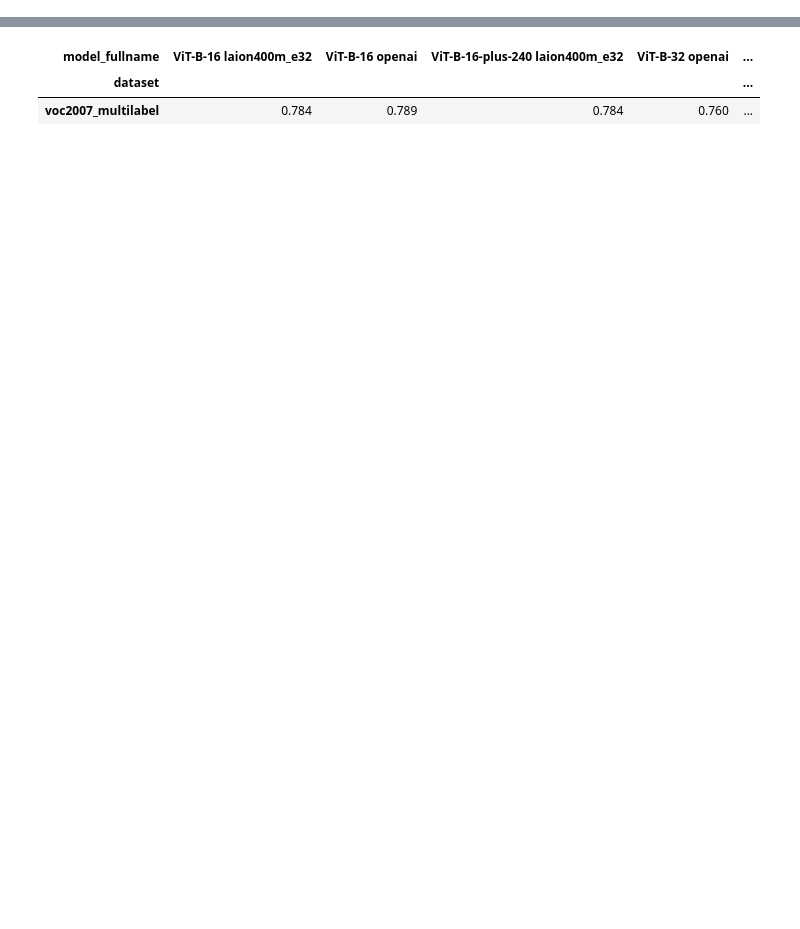
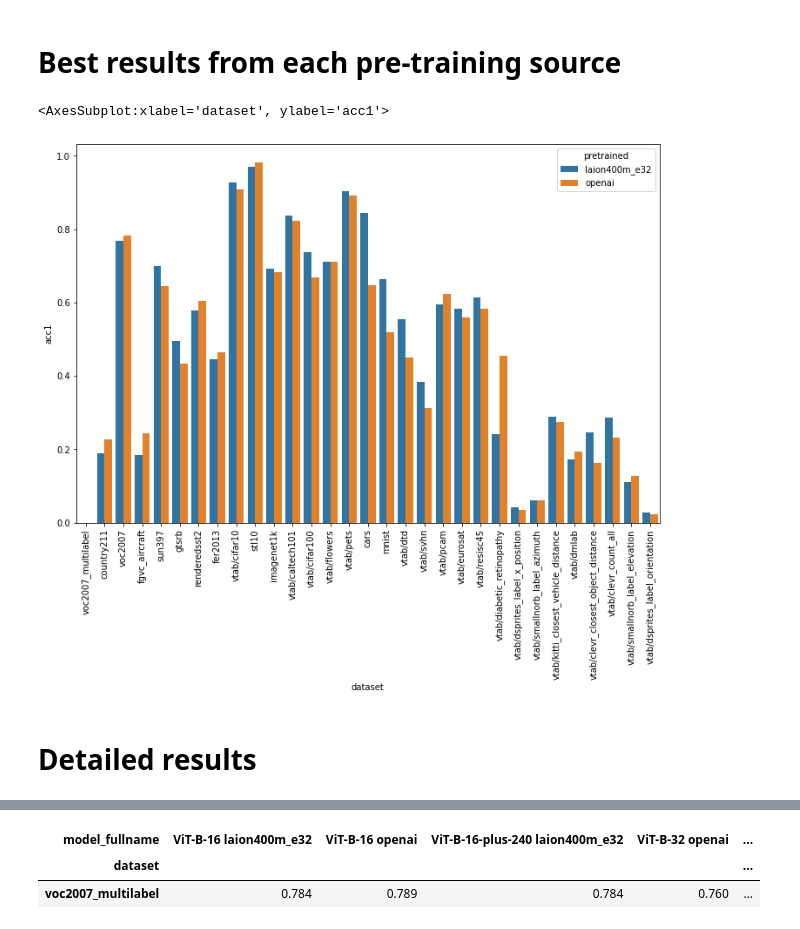
Before and after one commit to LAION-AI/CLIP_benchmark, a Jupyter notebook: benchmark/results.ipynb, the cells around one changed output, grey strips where cells are left out. Drawn from its saved outputs; the diff is of its cells as text; code cells hidden in the pictures; blank space fills up the shorter version.

Commit message:
basic analysis of the results in the benchmark notebook

```diff
--- a/benchmark/results.ipynb
+++ b/benchmark/results.ipynb
@@ -4,2 +42,4 @@ pd.options.display.float_format = '{:.3f}'.format
 # %%
 df = pd.read_csv("benchmark.csv")
+df.loc[:, "dataset_type"] = df.dataset.apply(lambda d:dataset_type[d])
+df.loc[:, "model_arch"] = df.model.apply(extract_arch)
@@ -6,2 +128,23 @@ df = pd.read_csv("benchmark.csv")
+# %% [markdown]
+# Best results from each pre-training source
+# %%
+fig = plt.figure(figsize=(12,8))
+order = df.sort_values(by="dataset_type").dataset.unique()
+d = df.copy()
+ax = sns.barplot(
+    x="dataset", y="acc1",
+    data=d,
+    order=order,
+    hue="pretrained",
+    estimator=np.max,
+    ci=None
+)
+ax.set_xticklabels(ax.get_xticklabels(),rotation = 90)
+ax
+# %% [output]
+<AxesSubplot:xlabel='dataset', ylabel='acc1'>
+[figure, added]
+# %% [markdown]
+# Detailed results
 # %%
 metric = "acc1"
@@ -47,11 +191,11 @@ pd.pivot(df, index="model_fullname", columns="dataset", values=metric).T.dropna(
 | vtab/smallnorb_label_azimuth | 0.060 | 0.053 | 0.055 | 0.061 | ... |
 | vtab/smallnorb_label_elevation | 0.099 | 0.122 | 0.109 | 0.127 | ... |
 | vtab/svhn | 0.371 | 0.348 | 0.404 | 0.145 | ... |
-# %%
-# For multi-label classification tasks
-metric = "mean_average_precision"
-pd.pivot(df, index="model_fullname", columns="dataset", values=metric).T.dropna()
-# %% [output]
-| model_fullname | ViT-B-16 laion400m_e32 | ViT-B-16 openai | ViT-B-16-plus-240 laion400m_e32 | ViT-B-32 openai | ... |
-| dataset |  |  |  |  | ... |
-| voc2007_multilabel | 0.784 | 0.789 | 0.784 | 0.760 | ... |
+# %%
+# For multi-label classification tasks
+metric = "mean_average_precision"
+pd.pivot(df, index="model_fullname", columns="dataset", values=metric).T.dropna()
+# %% [output]
+| model_fullname | ViT-B-16 laion400m_e32 | ViT-B-16 openai | ViT-B-16-plus-240 laion400m_e32 | ViT-B-32 openai | ... |
+| dataset |  |  |  |  | ... |
+| voc2007_multilabel | 0.784 | 0.789 | 0.784 | 0.760 | ... |
```
Also changed, not shown: parts of 18 cells of this notebook.
